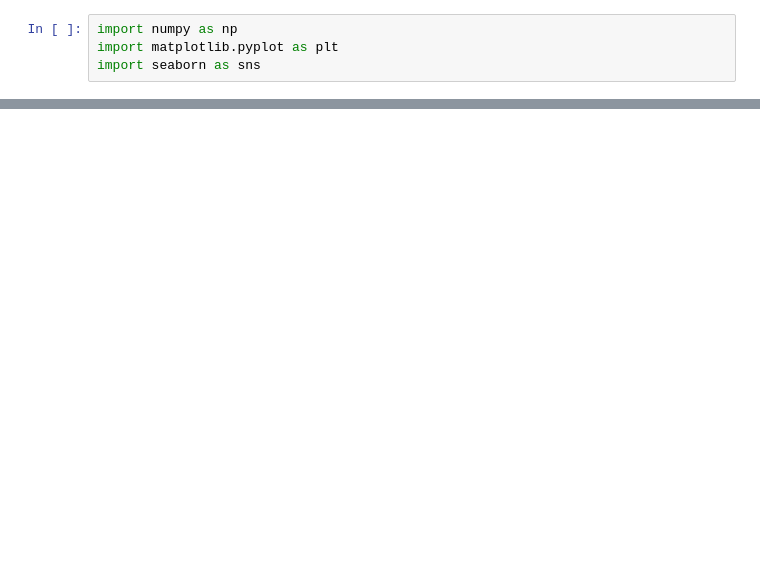
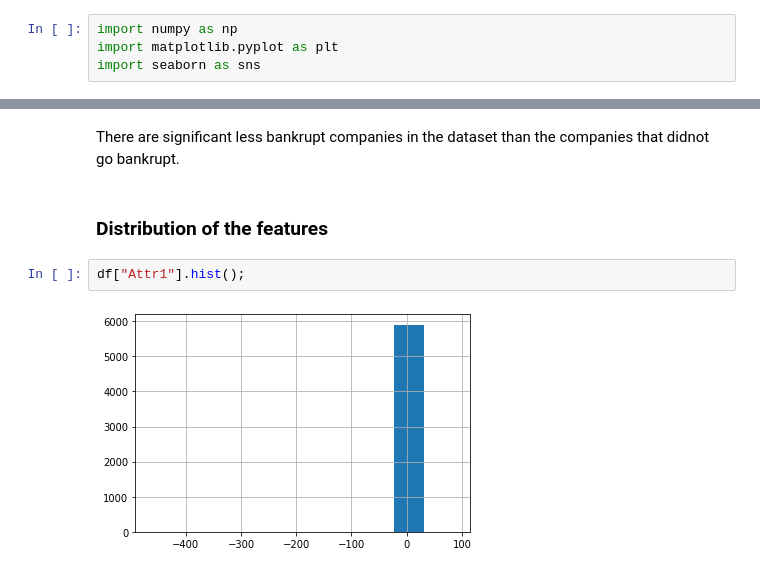
Before and after one commit to Bhandari007/bankruptcy_prediction, a Jupyter notebook: bankruptcy_prediction.ipynb, the cells around one changed output, grey strips where cells are left out. Saved outputs shown, nothing was run; the diff lists cells and outputs as text; blank space fills up the shorter version.

```diff
--- a/bankruptcy_prediction.ipynb
+++ b/bankruptcy_prediction.ipynb
@@ -127,0 +215,8 @@ print("Hello world")
+# %% [markdown]
+There are significant less bankrupt companies in the dataset than the companies that didnot go bankrupt.
+# %% [markdown]
+### Distribution of the features
+# %%
+df["Attr1"].hist();
+# %% [output]
+[figure, added]
```
Also changed, not shown: parts of 26 cells of this notebook.
